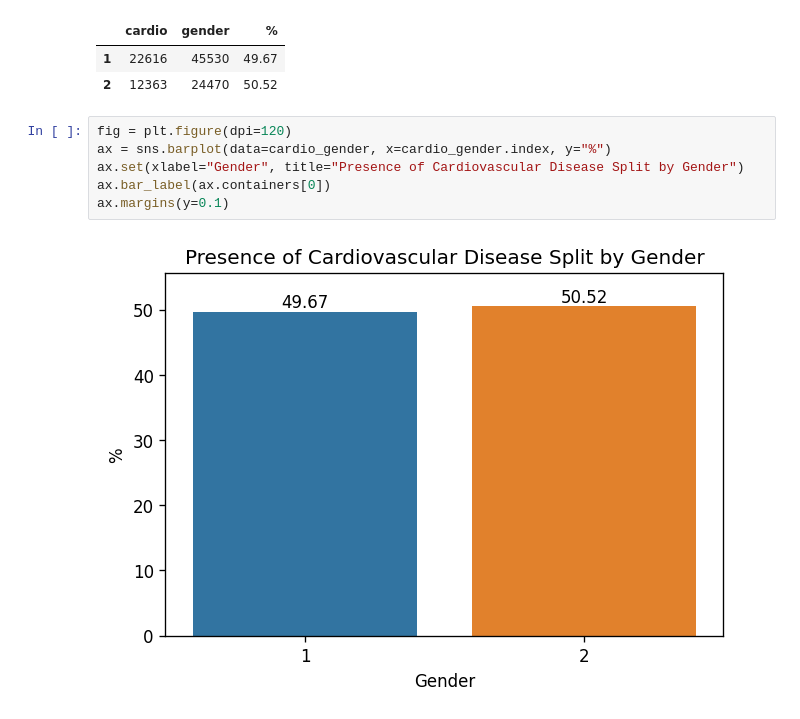
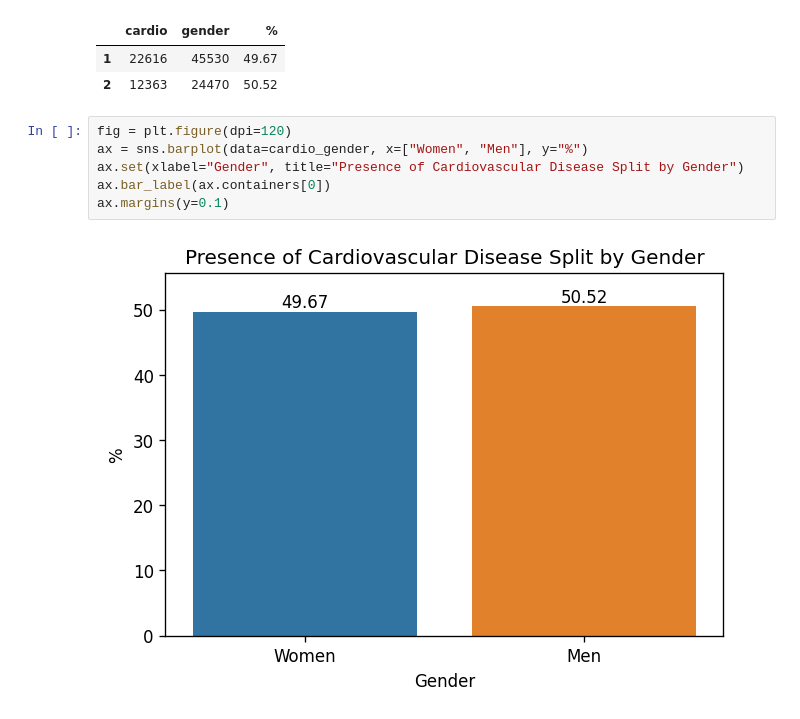
Before and after one commit to Anna-MariaSjolund/Machine-learning, a Jupyter notebook: labs/lab_disease_prediction.ipynb, the cells around one changed output. Cells and saved outputs as stored; diff of their text form.

```diff
--- a/labs/lab_disease_prediction.ipynb
+++ b/labs/lab_disease_prediction.ipynb
@@ -200,9 +201,9 @@ cardio_gender
 | 2 | 12363 | 24470 | 50.52 |
 # %%
 fig = plt.figure(dpi=120)
-ax = sns.barplot(data=cardio_gender, x=cardio_gender.index, y="%")
+ax = sns.barplot(data=cardio_gender, x=["Women", "Men"], y="%")
 ax.set(xlabel="Gender", title="Presence of Cardiovascular Disease Split by Gender")
 ax.bar_label(ax.containers[0])
 ax.margins(y=0.1)
 # %% [output]
-[figure, old version]
+[figure, new version]
```
Also changed, not shown: parts of 20 cells of this notebook.
